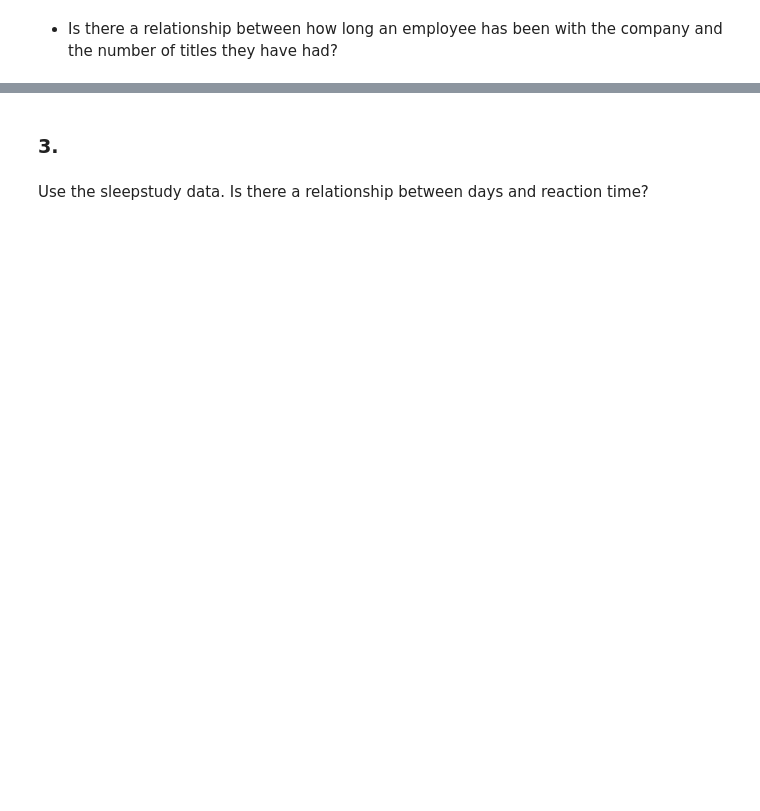
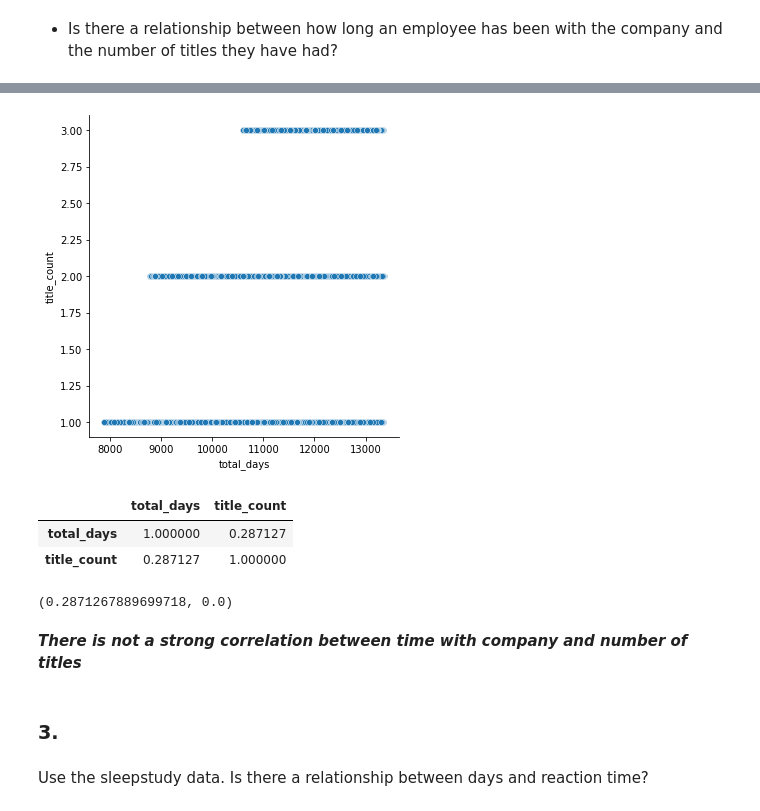
Before and after one commit to adam-talbot/statistics-exercises, a Jupyter notebook: hypothesis_testing.ipynb, the cells around one changed output, grey strips where cells are left out. Saved outputs shown, nothing was run; the diff lists cells and outputs as text; code cells hidden in the pictures; blank space fills up the shorter version.

```diff
--- a/hypothesis_testing.ipynb
+++ b/hypothesis_testing.ipynb
@@ -683,0 +828,4 @@ Use the employees database.
+# %%
+# peform the first merge in pandas
+emp_sal = emp.merge(sal, left_on='emp_no', right_on='emp_no', how='inner')
+emp_sal.head()
@@ -683,0 +839,4 @@ Use the employees database.
+# %%
+# add column for total days at company using today minus hire date
+emp_sal['total_days'] = (pd.datetime.now().date() - emp_sal.hire_date).dt.days
+emp_sal.head()
@@ -683,0 +850,4 @@ Use the employees database.
+# %%
+# perform second merge to add number of titles for each emp_no
+emp_sal_titles = emp_sal.merge(num_titles, left_on='emp_no', right_on='emp_no', how='inner')
+emp_sal_titles.head()
@@ -683,0 +861,4 @@ Use the employees database.
+# %%
+# rename column to be more descriptive
+emp_sal_titles = emp_sal_titles.rename(columns = {'count': 'title_count'})
+emp_sal_titles.head()
@@ -684,3 +872,21 @@ Use the employees database.
+# %%
+sns.relplot(x='total_days', y='title_count', data=emp_sal_titles)
+plt.show()
+# %% [output]
+[figure, added]
+# %%
+emp_sal_titles[['total_days', 'title_count']].corr()
+# %% [output]
+|  | total_days | title_count |
+| total_days | 1.000000 | 0.287127 |
+| title_count | 0.287127 | 1.000000 |
+# %%
+r, p = stats.pearsonr(emp_sal_titles.total_days, emp_sal_titles.title_count)
+r, p
+# %% [output]
+(0.2871267889699718, 0.0)
+# %% [markdown]
+***There is not a strong correlation between time with company and number of titles***
 # %% [markdown]
 ### 3.
 # %% [markdown]
```
Also changed, not shown: parts of 34 cells of this notebook.
